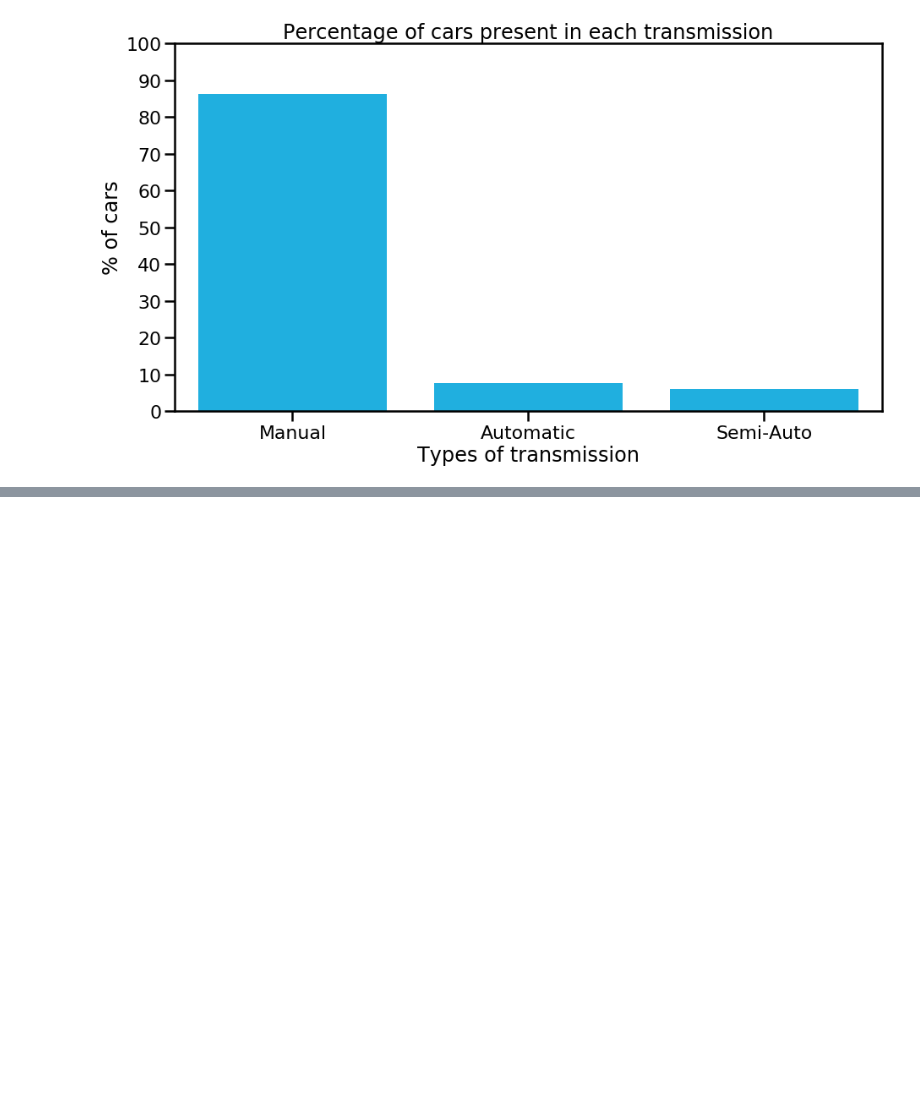
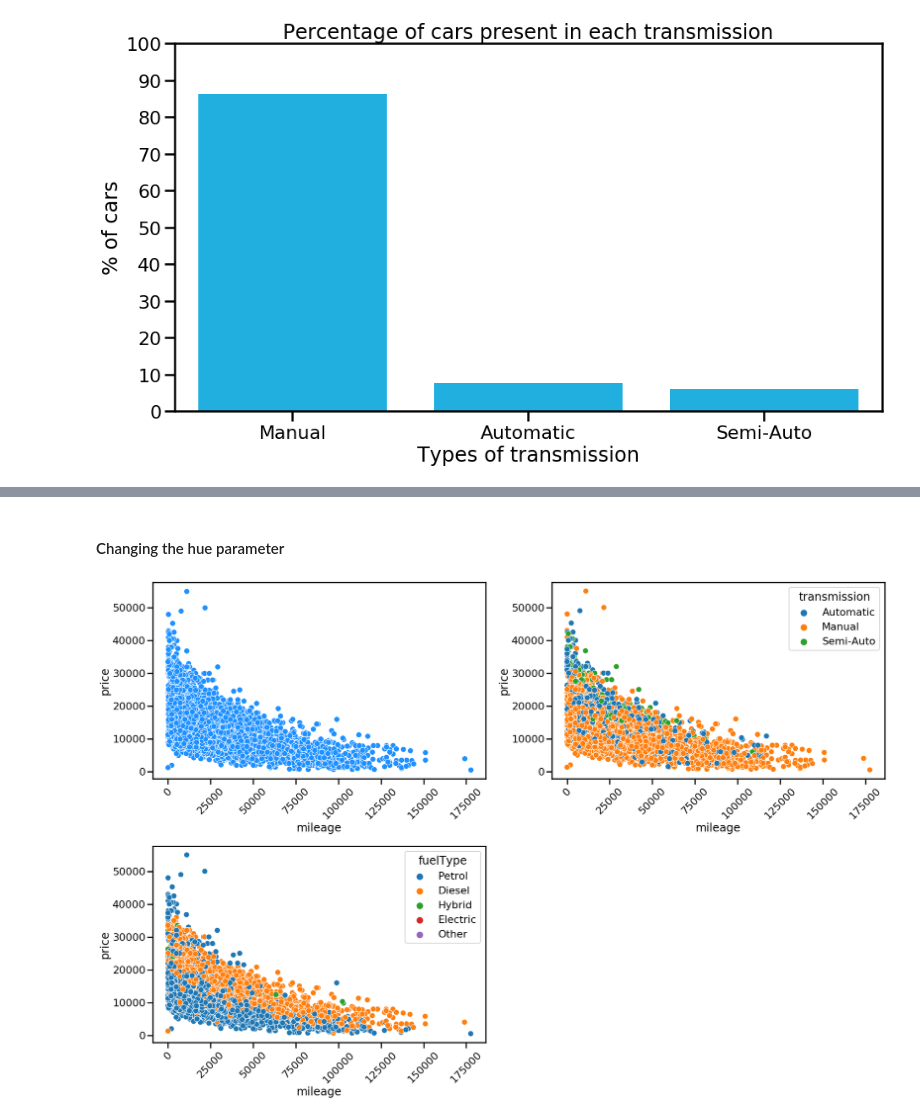
Before and after one commit to Mahmudul-UD/Used_Cars_Analysis, a Jupyter notebook: ford_used_car_analysis.ipynb, the cells around one changed output, grey strips where cells are left out. Saved outputs shown, nothing was run; the diff lists cells and outputs as text; code cells hidden in the pictures; blank space fills up the shorter version.

```diff
--- a/ford_used_car_analysis.ipynb
+++ b/ford_used_car_analysis.ipynb
@@ -257,0 +295,24 @@ plt.show()
+# %% [markdown]
+#### Changing the hue parameter
+# %%
+plt.figure (figsize =(24,16))
+
+#price vs mileage
+plt.subplot (2,2,1)
+sns.scatterplot (x = "mileage", y = "price", data = df, color = "dodgerblue")
+plt.xticks (rotation = 45)
+
+# adding a categorical feature: 'transmission'
+plt.subplot(2,2,2)
+sns.scatterplot (x='mileage', y='price', data= df, hue ='transmission')
+plt.xticks (rotation = 45)
+
+# adding a categorical feature: 'fuelType'
+plt.subplot(2,2,3)
+sns.scatterplot (x='mileage', y='price', data= df, hue ='fuelType')
+plt.xticks (rotation = 45)
+
+plt.tight_layout()
+plt.show()
+# %% [output]
+[figure, added]
```
Also changed, not shown: parts of 13 cells of this notebook.
